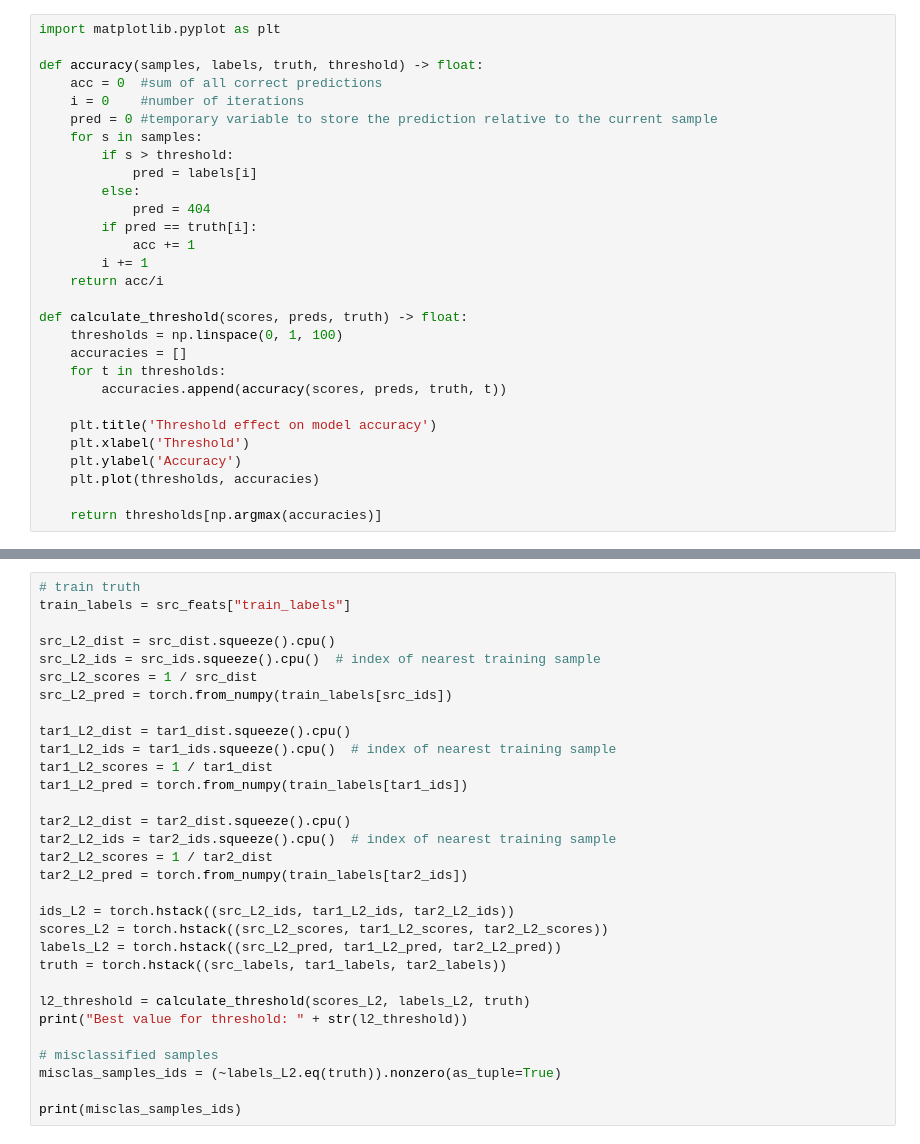
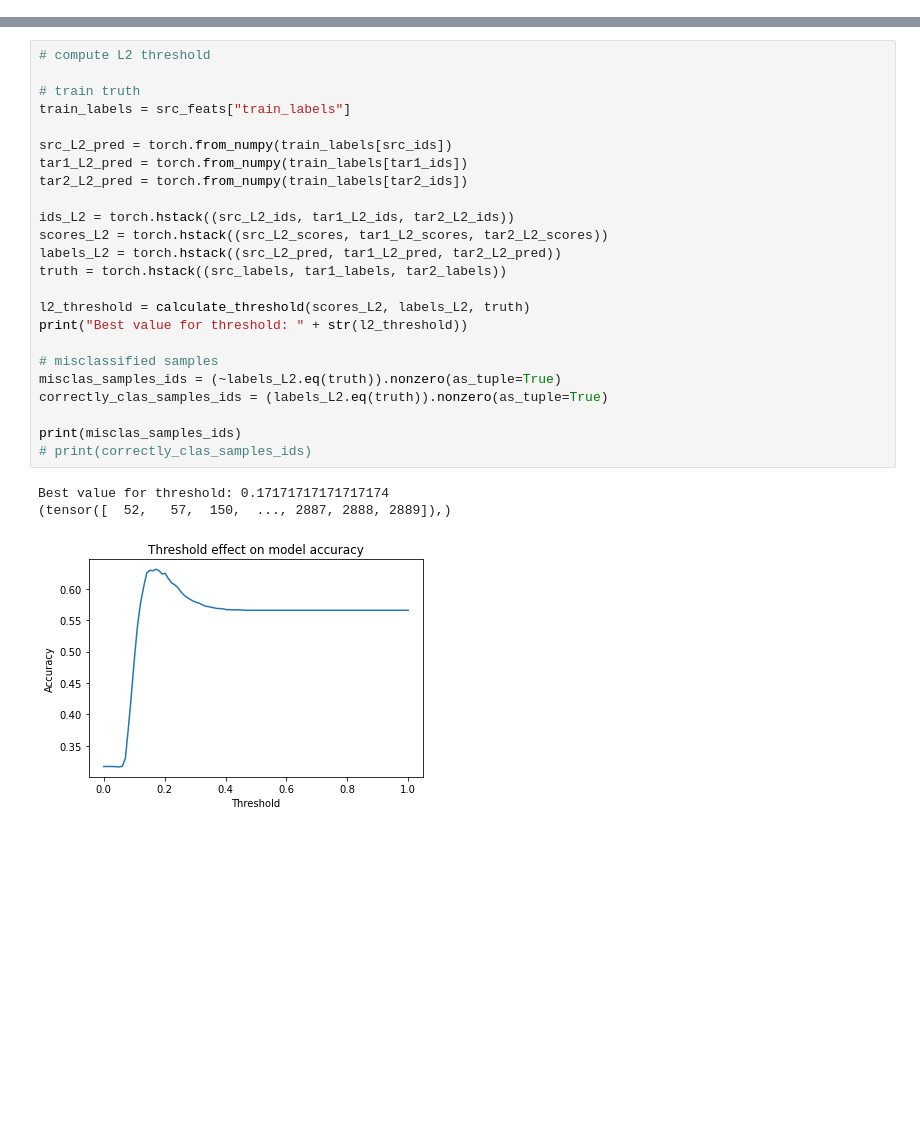
Before and after one commit to GNNatan/SemNov_AML_DAAI_23-24, a Jupyter notebook: notebooks/failure-case-analysis.ipynb, the cells around one changed output, grey strips where cells are left out. Cells and saved outputs as stored; diff of their text form; blank space fills up the shorter version.

```diff
--- a/notebooks/failure-case-analysis.ipynb
+++ b/notebooks/failure-case-analysis.ipynb
@@ -35,30 +48 @@ src_labels = load_from_file('resources/tensors/DGCNN_CE_SR1/src_labels.pt')
-# %%
-import matplotlib.pyplot as plt
-
-def accuracy(samples, labels, truth, threshold) -> float:
-    acc = 0  #sum of all correct predictions
-    i = 0    #number of iterations
-    pred = 0 #temporary variable to store the prediction relative to the current sample
-    for s in samples:
-        if s > threshold:
-            pred = labels[i]
-        else:
-            pred = 404
-        if pred == truth[i]:
-            acc += 1
-        i += 1
-    return acc/i
-
-def calculate_threshold(scores, preds, truth) -> float:
-    thresholds = np.linspace(0, 1, 100)
-    accuracies = []
-    for t in thresholds:
-        accuracies.append(accuracy(scores, preds, truth, t))
-
-    plt.title('Threshold effect on model accuracy')
-    plt.xlabel('Threshold')
-    plt.ylabel('Accuracy')
-    plt.plot(thresholds, accuracies)
-
-    return thresholds[np.argmax(accuracies)]
 # %%
@@ -71,31 +59,28 @@ print("Best value for threshold: " + str(threshold_MSP))
 # %%
+# compute L2 threshold
+
 # train truth
 train_labels = src_feats["train_labels"]
 
-src_L2_dist = src_dist.squeeze().cpu()
-src_L2_ids = src_ids.squeeze().cpu()  # index of nearest training sample
-src_L2_scores = 1 / src_dist
 src_L2_pred = torch.from_numpy(train_labels[src_ids])
-
-tar1_L2_dist = tar1_dist.squeeze().cpu()
-tar1_L2_ids = tar1_ids.squeeze().cpu()  # index of nearest training sample
-tar1_L2_scores = 1 / tar1_dist
 tar1_L2_pred = torch.from_numpy(train_labels[tar1_ids])
-
-tar2_L2_dist = tar2_dist.squeeze().cpu()
-tar2_L2_ids = tar2_ids.squeeze().cpu()  # index of nearest training sample
-tar2_L2_scores = 1 / tar2_dist
 tar2_L2_pred = torch.from_numpy(train_labels[tar2_ids])
 
 ids_L2 = torch.hstack((src_L2_ids, tar1_L2_ids, tar2_L2_ids))
 scores_L2 = torch.hstack((src_L2_scores, tar1_L2_scores, tar2_L2_scores))
 labels_L2 = torch.hstack((src_L2_pred, tar1_L2_pred, tar2_L2_pred))
 truth = torch.hstack((src_labels, tar1_labels, tar2_labels))
 
 l2_threshold = calculate_threshold(scores_L2, labels_L2, truth)
 print("Best value for threshold: " + str(l2_threshold))
 
 # misclassified samples
 misclas_samples_ids = (~labels_L2.eq(truth)).nonzero(as_tuple=True)
+correctly_clas_samples_ids = (labels_L2.eq(truth)).nonzero(as_tuple=True)
 
 print(misclas_samples_ids)
+# print(correctly_clas_samples_ids)
+# %% [output]
+Best value for threshold: 0.17171717171717174
+(tensor([  52,   57,  150,  ..., 2887, 2888, 2889]),)
+[figure, added]
```
Also changed, not shown: parts of 6 cells of this notebook, 2 other files.
